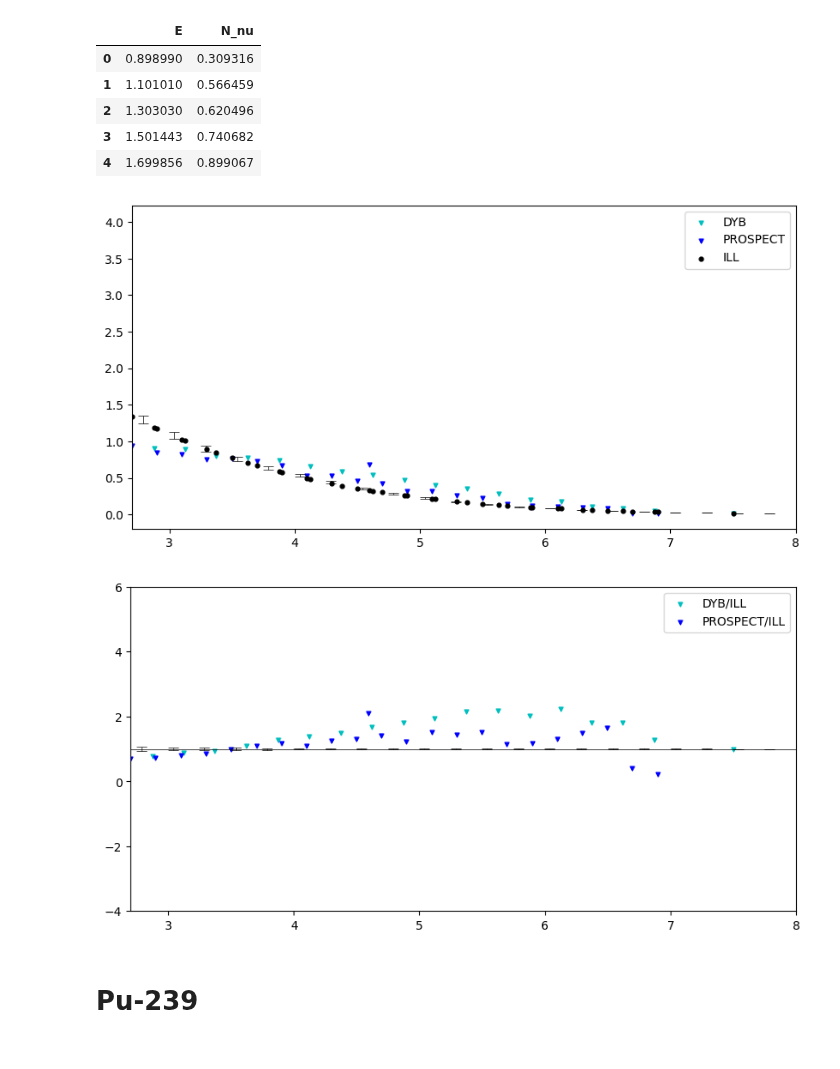
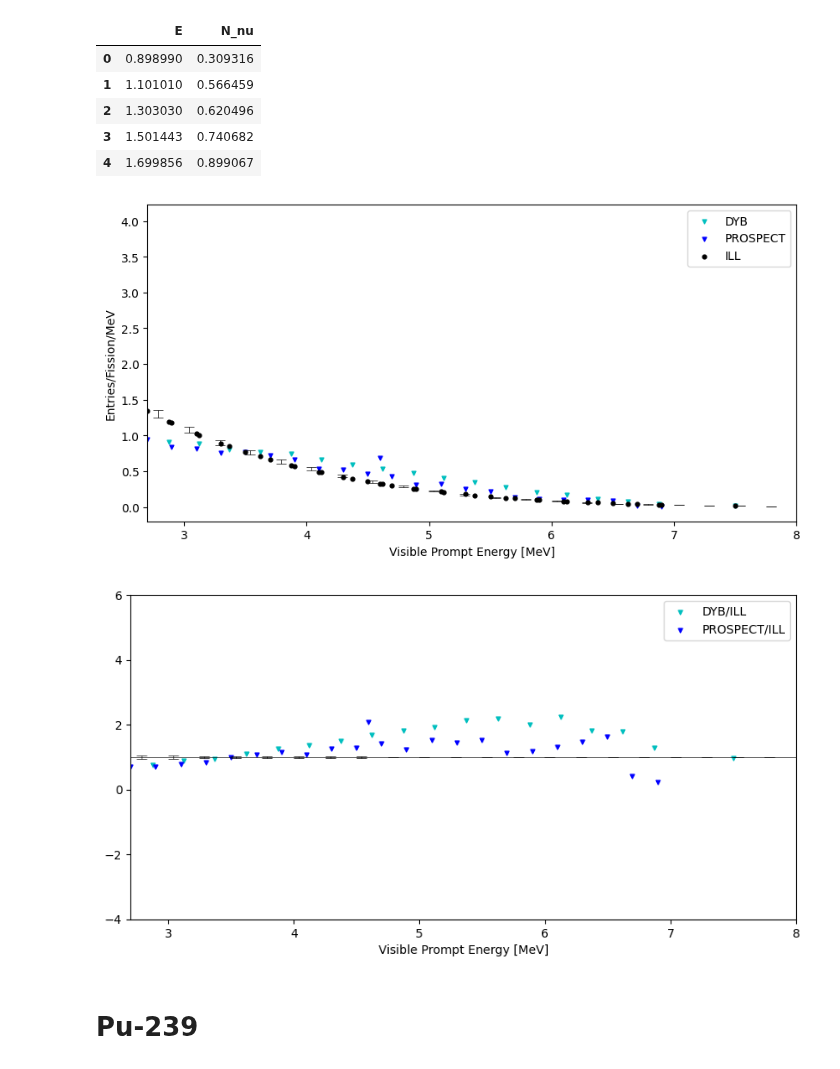
Before and after one commit to dehpour/Reactor-Antineutrino-Flux-Analysis, a Jupyter notebook: ILL's Phenomenological Model Predicted Antineutrino Flux Compare with Recently Observations.ipynb, the cells around one changed output. Cells and saved outputs as stored; diff of their text form; code cells hidden in the pictures.

```diff
--- a/ILL's Phenomenological Model Predicted Antineutrino Flux Compare with Recently Observations.ipynb
+++ b/ILL's Phenomenological Model Predicted Antineutrino Flux Compare with Recently Observations.ipynb
@@ -94,25 +94,28 @@ plt.errorbar(E_ILL_235U+0.79, (N_ILL_235U), yerr=((err_ILL_235U*N_ILL_235U)/100)
 plt.scatter(E_DYB_235U, (a_0_235U+a_1_235U*(E_DYB_235U-0.79)+a_2_235U*(E_DYB_235U-0.79)**2+a_3_235U*(E_DYB_235U-0.79)**3+a_4_235U*(E_DYB_235U-0.79)**4+a_5_235U*(E_DYB_235U-0.79)**5), label="ILL", c='black', marker='o', s=12)
 plt.scatter(E_PROSPECT_235U, (a_0_235U+a_1_235U*(E_PROSPECT_235U-0.79)+a_2_235U*(E_PROSPECT_235U-0.79)**2+a_3_235U*(E_PROSPECT_235U-0.79)**3+a_4_235U*(E_PROSPECT_235U-0.79)**4+a_5_235U*(E_PROSPECT_235U-0.79)**5), c='black', marker='o', s=12)
 
+plt.xlabel('Visible Prompt Energy [MeV]')
+plt.ylabel('Entries/Fission/MeV')
 plt.legend()
 plt.show()
 # %% [output]
-[figure, old version]
+[figure, new version]
 # %%
 plt.figure(figsize=(10, 5),dpi=100)
 plt.xlim(2.7,8)
 plt.ylim(-4,6)
 
 plt.scatter(E_DYB_235U, (N_DYB_235U)/(a_0_235U+a_1_235U*(E_DYB_235U-0.79)+a_2_235U*(E_DYB_235U-0.79)**2+a_3_235U*(E_DYB_235U-0.79)**3+a_4_235U*(E_DYB_235U-0.79)**4+a_5_235U*(E_DYB_235U-0.79)**5), label="DYB/ILL", c='c', marker='v', s=12)
 plt.scatter(E_PROSPECT_235U, (N_PROSPECT_235U)/(a_0_235U+a_1_235U*(E_PROSPECT_235U-0.79)+a_2_235U*(E_PROSPECT_235U-0.79)**2+a_3_235U*(E_PROSPECT_235U-0.79)**3+a_4_235U*(E_PROSPECT_235U-0.79)**4+a_5_235U*(E_PROSPECT_235U-0.79)**5), label="PROSPECT/ILL", c='b', marker='v', s=12)
 
 plt.errorbar(E_ILL_235U+0.79, (N_ILL_235U/N_ILL_235U), yerr=((err_ILL_235U*N_ILL_235U)/100), linestyle="None", c='black',capsize=4.5,capthick=0.5,elinewidth=0.5)
 plt.axhline(y=1, color='black', linestyle='-',linewidth=0.5)
 
+plt.xlabel('Visible Prompt Energy [MeV]')
 plt.legend()
 plt.show()
 # %% [output]
-[figure, old version]
+[figure, new version]
 # %% [markdown]
 # Pu-239
 # %% [markdown]
```
Also changed, not shown: parts of 2 cells of this notebook.
